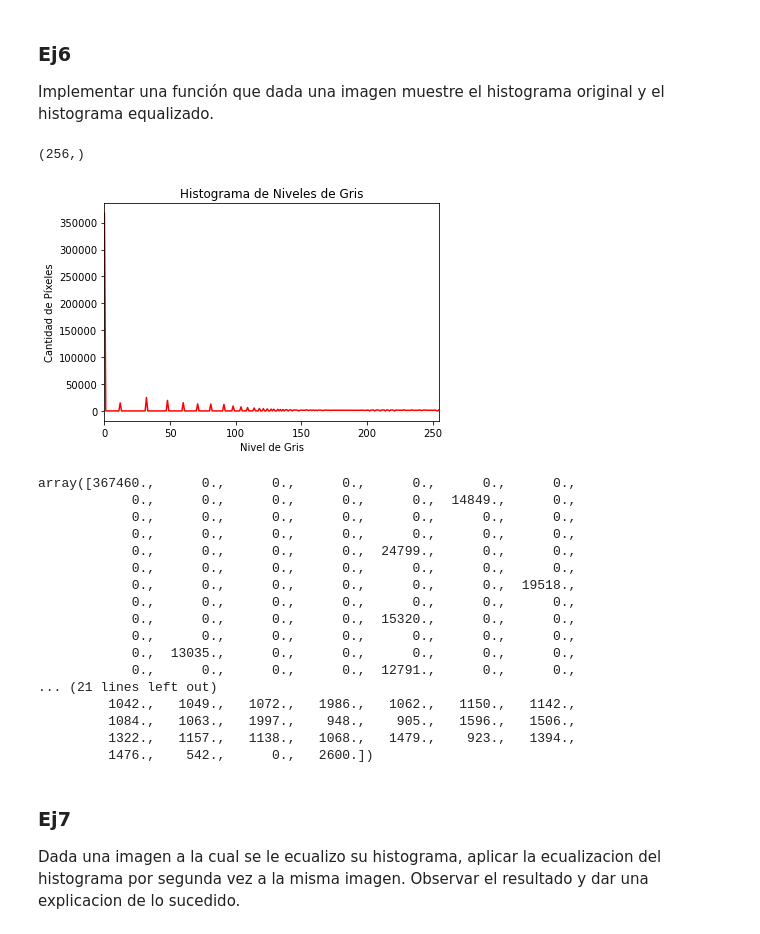
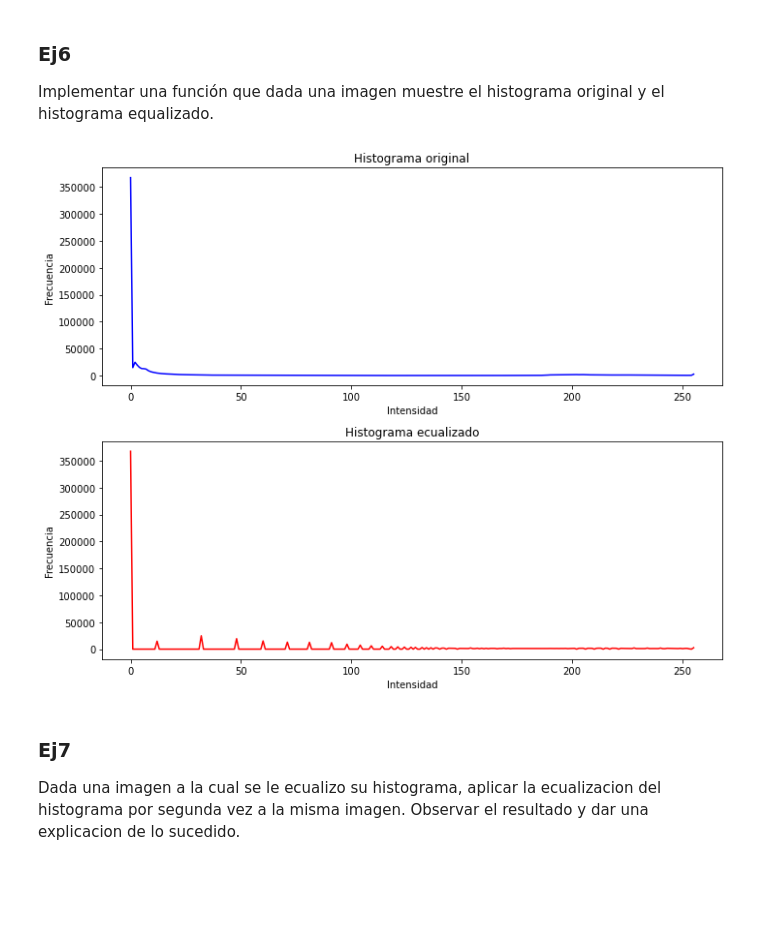
Before and after one commit to KenetC/ProcImg, a Jupyter notebook: Labos/Practica1.ipynb, the cells around one changed output. Drawn from its saved outputs; the diff is of its cells as text; code cells hidden in the pictures; blank space fills up the shorter version.

```diff
--- a/Labos/Practica1.ipynb
+++ b/Labos/Practica1.ipynb
@@ -6,13 +10,3 @@ import matplotlib.pyplot as plt
 # %% [markdown]
 ### Ej1:
 Dada una imagen y un valor entero: 2, 3 o 4 muestre la imagen obtenida de multiplicarla por alguno de esos valores.
-# %%
-ruta1 = 'Imagenes_para_contraste/asteroid.jpg'
-img = cv2.imread(ruta1,cv2.IMREAD_GRAYSCALE)
-if img is None:
-    print("Error ruta no valida")
-    exit()
-#print(img.shape)
-#print(np.iinfo(img.dtype).max)
-#print()
-print(np.iinfo(img.dtype))
@@ -163,23 +209,8 @@ def f5(ruta:str, umbral:int):
 ### Ej6
 Implementar una función que dada una imagen muestre el histograma original y el histograma
 equalizado.
-# %%
-x = np.linspace(0, 1, 256)
-pdf = norm.pdf(x)
-
-# Normalizamos la PDF para obtener la FDA
-fda = np.cumsum(pdf)
-fda /= fda[-1]  # Aseguramos que la FDA llegue a 1 al final
-U.shape
-#len(fda)
-#equalization2(np.array([.25,.5,.75,1]),np.array([0,.5,1,1]))
-#equalization2(fda,U)
-#equalization(fda,255)
-#equalization(cdf,255) == equalization2(cdf,U)
-# %% [output]
-(256,)
 # %%
-def f6(ruta:str, mostrar:bool=False):
+def f6(ruta:str):
     hist_original = f3(ruta)
     img = cv2.imread(ruta,cv2.IMREAD_GRAYSCALE)
     if img is None:
@@ -188,48 +219,31 @@ def f6(ruta:str, mostrar:bool=False):
     bins = np.iinfo(img.dtype).max + 1
     cdf = hist_original.cumsum() / img.size
     equa = equalization(cdf,bins-1)
-    #equa2 = equalization2(cdf,U)
-    #print("equalization2",equa2.astype(int))
-    #print("equalization",equa)
     X,Y = img.shape
     hist_equ = np.zeros(bins)
     for i in range(X):
         for j in range(Y):
             gris = equa[img[i,j]]
             hist_equ[gris] += 1
-    #hist_equ = equalization2(cdf,Y)
-    #print(hist_original.size)
-    if mostrar :
-        plt.plot(hist_equ, color='red')
-        plt.title('Histograma de Niveles de Gris')
-        plt.xlabel('Nivel de Gris')
-        plt.ylabel('Cantidad de Píxeles')
-        plt.xlim([0,bins-1])
-        plt.show()
-    return hist_equ
+    plt.figure(figsize=(10, 8))
+
+    plt.subplot(2, 1, 1)  # (filas, columnas, índice)
+    plt.plot(hist_original, color='blue')
+    plt.title('Histograma original')
+    plt.xlabel('Intensidad')
+    plt.ylabel('Frecuencia')
+
+    plt.subplot(2, 1, 2)  # (filas, columnas, índice)
+    plt.plot(hist_equ, color='red')
+    plt.title('Histograma ecualizado')
+    plt.xlabel('Intensidad')
+    plt.ylabel('Frecuencia')
+    plt.tight_layout()
+    plt.show()
 # %%
-f6(ruta1,mostrar=True)
-#f3(ruta1,mostrar=True)
-#len(Y)
+f6(ruta1)
 # %% [output]
-[figure, old version]
+[figure, new version]
-array([367460.,      0.,      0.,      0.,      0.,      0.,      0.,
-            0.,      0.,      0.,      0.,      0.,  14849.,      0.,
-            0.,      0.,      0.,      0.,      0.,      0.,      0.,
-            0.,      0.,      0.,      0.,      0.,      0.,      0.,
-            0.,      0.,      0.,      0.,  24799.,      0.,      0.,
-            0.,      0.,      0.,      0.,      0.,      0.,      0.,
-            0.,      0.,      0.,      0.,      0.,      0.,  19518.,
-            0.,      0.,      0.,      0.,      0.,      0.,      0.,
-            0.,      0.,      0.,      0.,  15320.,      0.,      0.,
-            0.,      0.,      0.,      0.,      0.,      0.,      0.,
-            0.,  13035.,      0.,      0.,      0.,      0.,      0.,
-            0.,      0.,      0.,      0.,  12791.,      0.,      0.,
-... (21 lines left out)
-         1042.,   1049.,   1072.,   1986.,   1062.,   1150.,   1142.,
-         1084.,   1063.,   1997.,    948.,    905.,   1596.,   1506.,
-         1322.,   1157.,   1138.,   1068.,   1479.,    923.,   1394.,
-         1476.,    542.,      0.,   2600.])
 # %% [markdown]
 ### Ej7
 Dada una imagen a la cual se le ecualizo su histograma, aplicar la ecualizacion del histograma por segunda vez a la misma imagen. Observar el resultado y dar una explicacion de lo sucedido.
```
Also changed, not shown: parts of 19 cells of this notebook.
